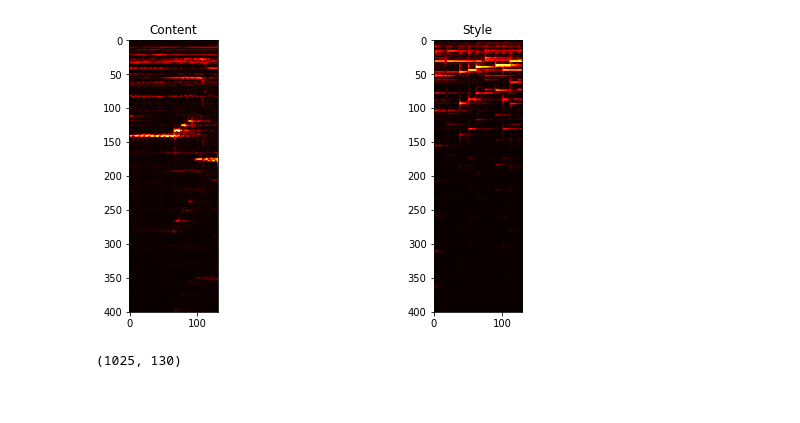
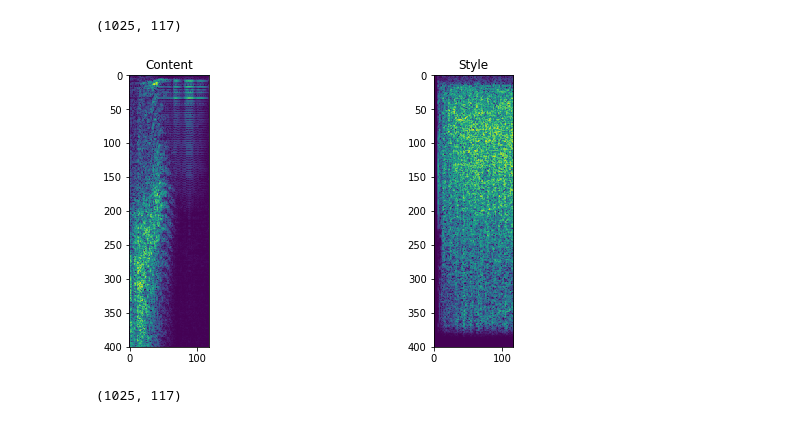
Before and after one commit to durveshvedak/AudioStyleTransfer, a Jupyter notebook: shallow_cnn.ipynb, the cells around one changed output. Drawn from its saved outputs; the diff is of its cells as text; code cells hidden in the pictures.

```diff
--- a/shallow_cnn.ipynb
+++ b/shallow_cnn.ipynb
@@ -22,8 +22,8 @@ Requirement already satisfied: llvmlite in /Applications/anaconda3/lib/python3.6
 You are using pip version 9.0.3, however version 18.1 is available.
 You should consider upgrading via the 'pip install --upgrade pip' command.
 # %%
-content_filename = "content.wav"
-style_filename = "style.wav"
+content_filename = "coolsaber.wav"
+style_filename = "applause2.wav"
 # %%
 display(Audio(content_filename))
 display(Audio(style_filename))
@@ -35,23 +35,27 @@ audio_utils = AudioUtils()
 a_content, sampling_rate = audio_utils.wave_to_spectrogram(content_filename,2048)
 a_style, sampling_rate = audio_utils.wave_to_spectrogram(style_filename,2048)
 # %%
-n_samples = a_content.shape[1] # considering time domain as samples
-n_channels = a_content.shape[0] # considering frequency domain as channels
-a_style = a_style[:n_channels, :n_samples] # making sure style and content tensors have same shape
+n_samples_time = a_content.shape[1] # considering time domain as samples
+n_channels_frequency = a_content.shape[0] # considering frequency domain as channels
+a_style = a_style[:n_channels_frequency, :n_samples_time] # making sure style and content tensors have same shape
+# %%
+a_style.shape
+# %% [output]
+(1025, 117)
 # %%
 #plotting style and content spectrogram
 plt.figure(figsize=(10, 5))
 plt.subplot(1, 2, 1)
 plt.title('Content')
-plt.imshow(a_content[:400,:],cmap='hot')
+plt.imshow(a_content[:400,:])
 plt.subplot(1, 2, 2)
 plt.title('Style')
-plt.imshow(a_style[:400,:],cmap='hot')
+plt.imshow(a_style[:400,:])
 plt.show()
 # %% [output]
-[figure, old version]
+[figure, new version]
 # %%
-a_content.shape
+a_style.shape
 # %% [output]
-(1025, 130)
+(1025, 117)
 # %%
```
Also changed, not shown: parts of 19 cells of this notebook.
